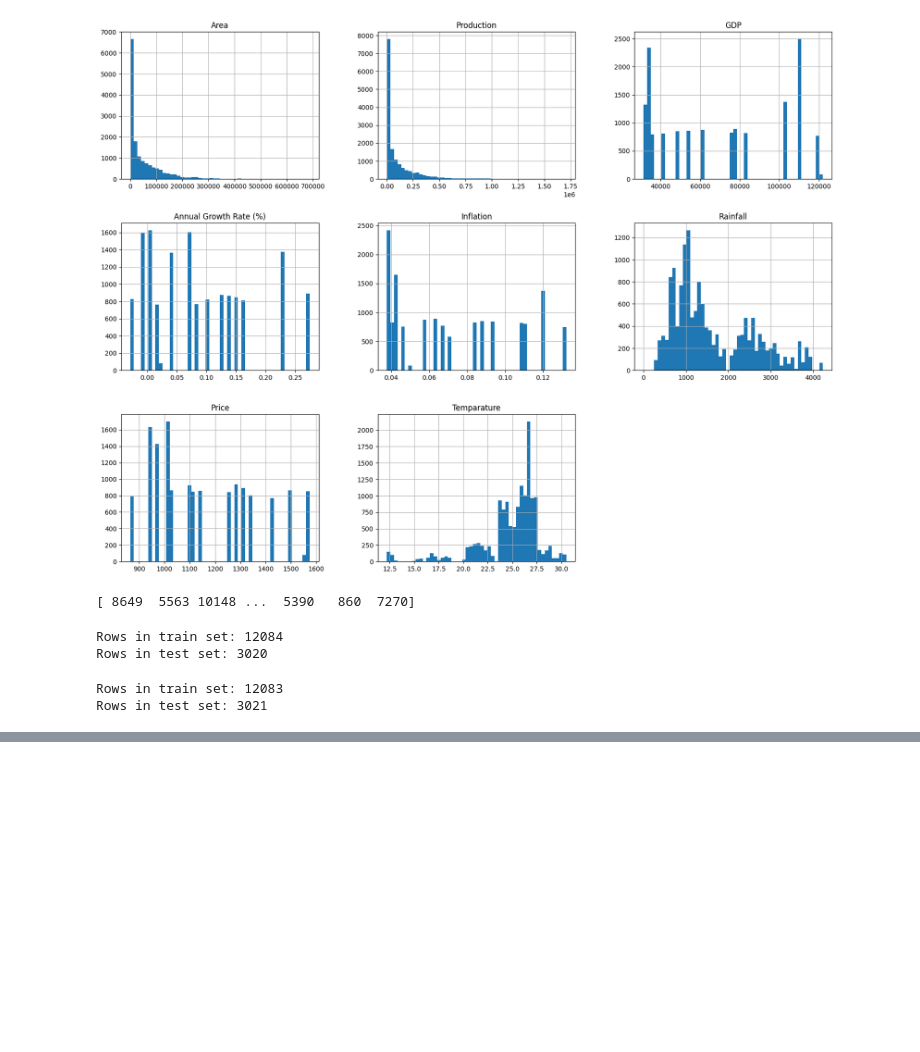
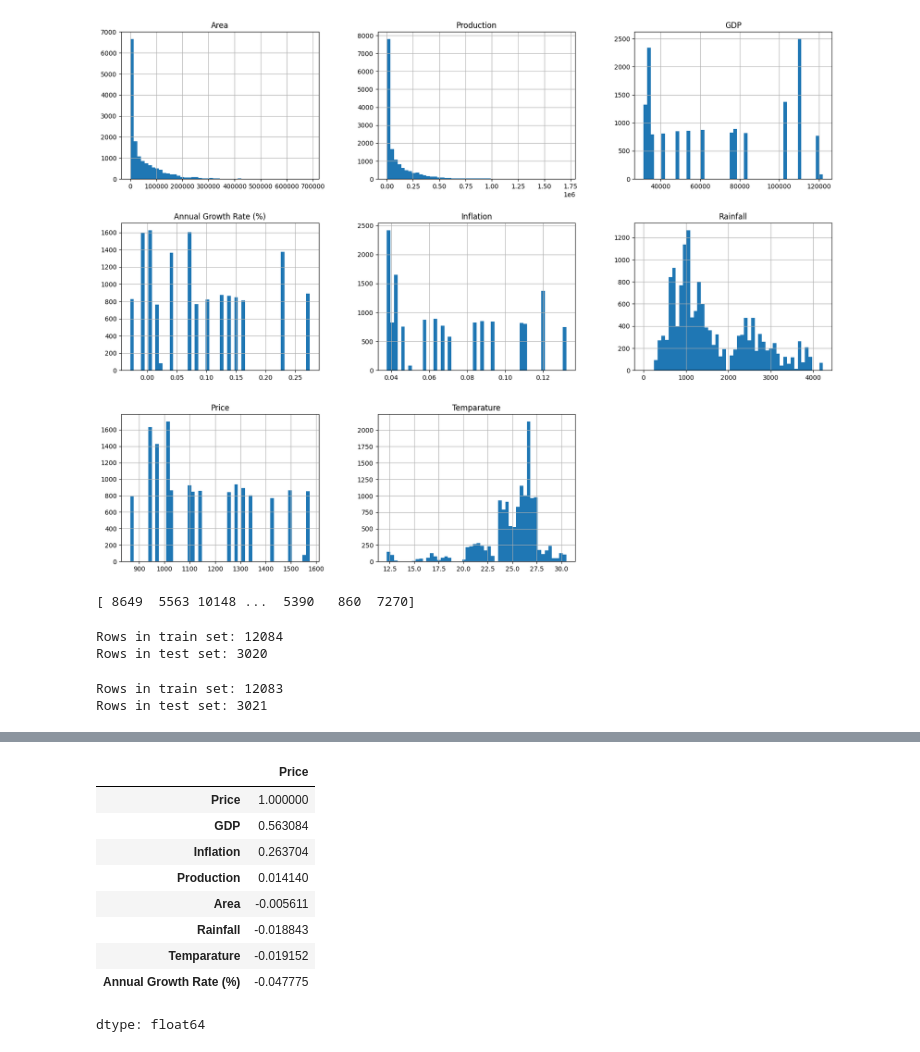
Before and after one commit to AbhiramChandra111/CROP-PRICE-PREDICTION, a Jupyter notebook: MINI_PROJECT.ipynb, the cells around one changed output, grey strips where cells are left out. Cells and saved outputs as stored; diff of their text form; code cells hidden in the pictures; blank space fills up the shorter version.

```diff
--- a/MINI_PROJECT.ipynb
+++ b/MINI_PROJECT.ipynb
@@ -163,0 +167,14 @@ dtype: int64
+# %%
+corr_matrix = crop.corr()
+corr_matrix['Price'].sort_values(ascending=False)
+# %% [output]
+|  | Price |
+| Price | 1.000000 |
+| GDP | 0.563084 |
+| Inflation | 0.263704 |
+| Production | 0.014140 |
+| Area | -0.005611 |
+| Rainfall | -0.018843 |
+| Temparature | -0.019152 |
+| Annual Growth Rate (%) | -0.047775 |
+dtype: float64
```
Also changed, not shown: parts of 8 cells of this notebook.
